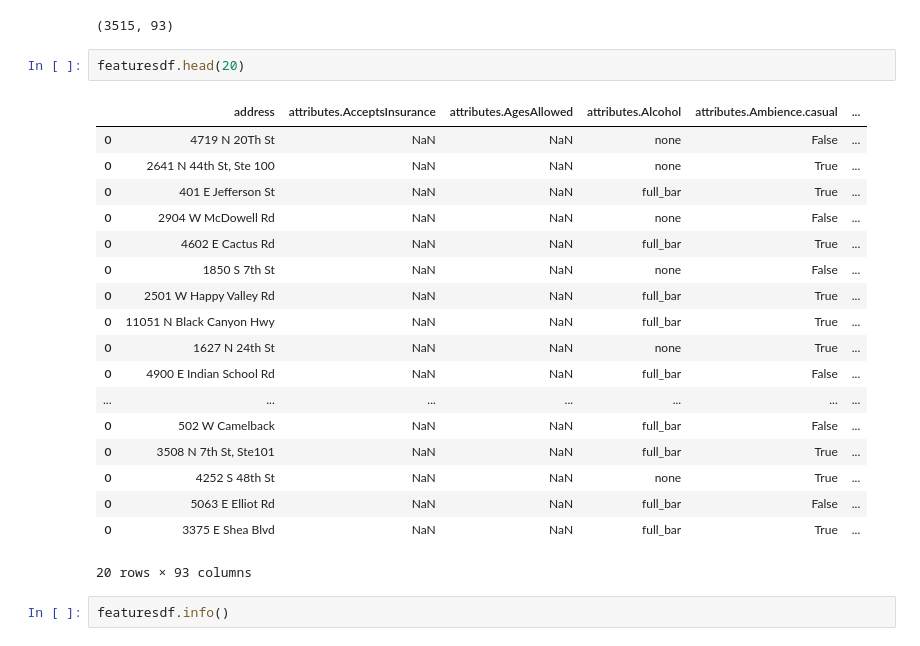
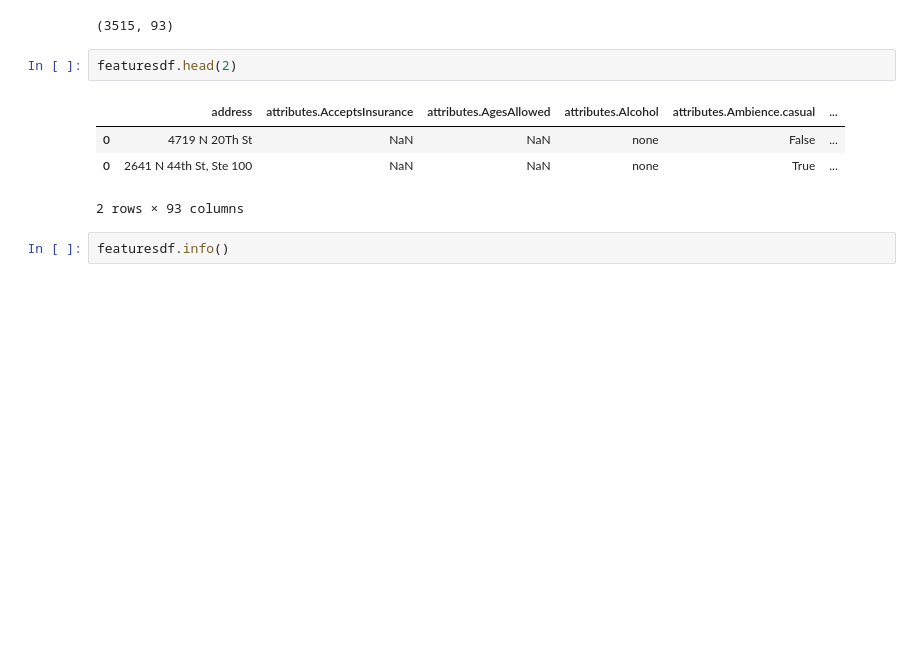
Before and after one commit to IvanTodorovic78/Capstone2, a Jupyter notebook: Restaurants.ipynb, the cells around one changed output. Saved outputs shown, nothing was run; the diff lists cells and outputs as text; blank space fills up the shorter version.

```diff
--- a/Restaurants.ipynb
+++ b/Restaurants.ipynb
@@ -163,26 +163,12 @@ featuresdf.shape
 # %% [output]
 (3515, 93)
 # %%
-featuresdf.head(20)
+featuresdf.head(2)
 # %% [output]
 |  | address | attributes.AcceptsInsurance | attributes.AgesAllowed | attributes.Alcohol | attributes.Ambience.casual | ... |
 | 0 | 4719 N 20Th St | NaN | NaN | none | False | ... |
 | 0 | 2641 N 44th St, Ste 100 | NaN | NaN | none | True | ... |
-| 0 | 401 E Jefferson St | NaN | NaN | full_bar | True | ... |
-| 0 | 2904 W McDowell Rd | NaN | NaN | none | False | ... |
-| 0 | 4602 E Cactus Rd | NaN | NaN | full_bar | True | ... |
-| 0 | 1850 S 7th St | NaN | NaN | none | False | ... |
-| 0 | 2501 W Happy Valley Rd | NaN | NaN | full_bar | True | ... |
-| 0 | 11051 N Black Canyon Hwy | NaN | NaN | full_bar | True | ... |
-| 0 | 1627 N 24th St | NaN | NaN | none | True | ... |
-| 0 | 4900 E Indian School Rd | NaN | NaN | full_bar | False | ... |
-| ... | ... | ... | ... | ... | ... | ... |
-| 0 | 502 W Camelback | NaN | NaN | full_bar | False | ... |
-| 0 | 3508 N 7th St, Ste101 | NaN | NaN | full_bar | True | ... |
-| 0 | 4252 S 48th St | NaN | NaN | none | True | ... |
-| 0 | 5063 E Elliot Rd | NaN | NaN | full_bar | False | ... |
-| 0 | 3375 E Shea Blvd | NaN | NaN | full_bar | True | ... |
-20 rows × 93 columns
+2 rows × 93 columns
 # %%
 featuresdf.info()
 # %% [output]
```
Also changed, not shown: parts of 91 cells of this notebook, 1 other file.
